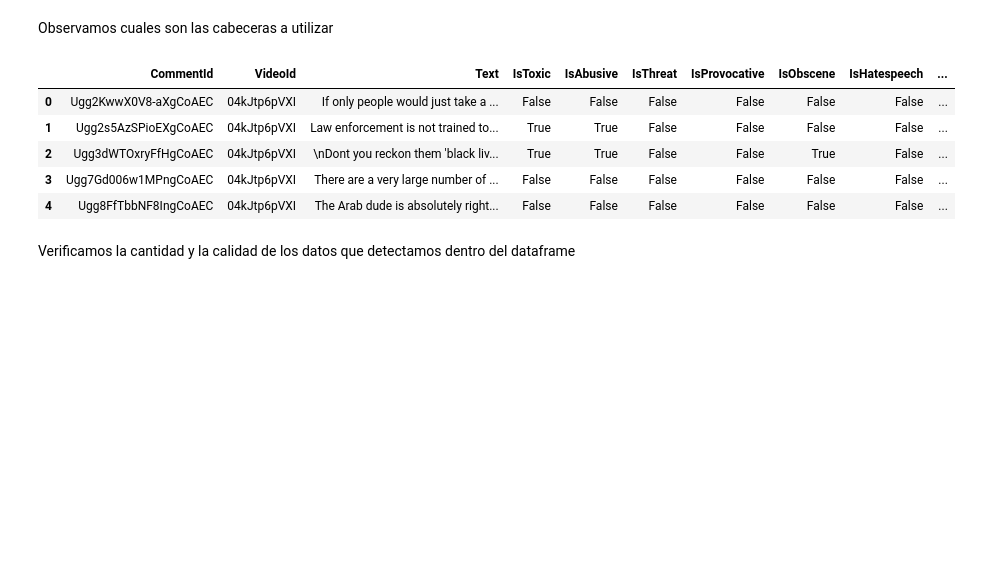
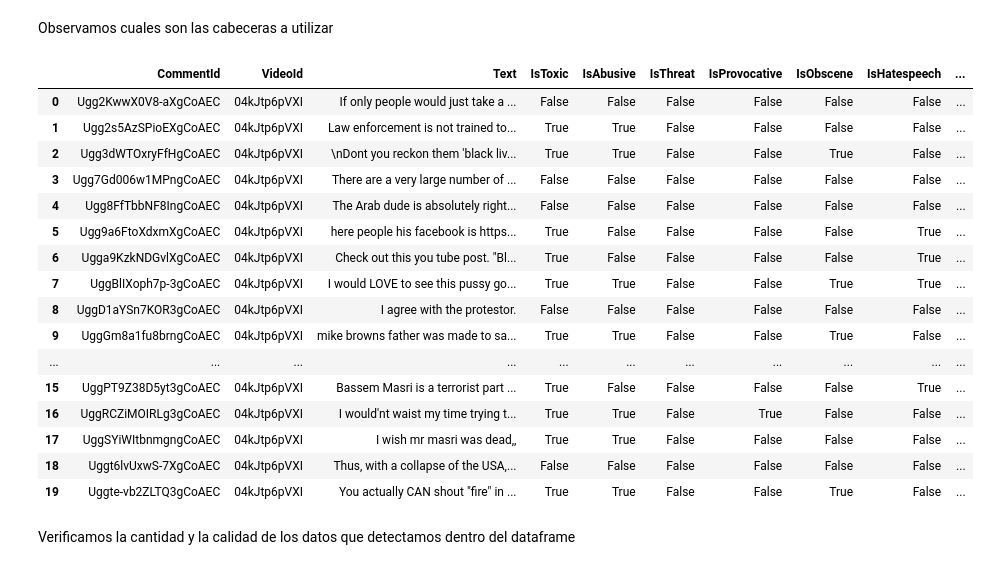
Before and after one commit to migue29/NLP5, a Jupyter notebook: explorer.ipynb, the cells around one changed output. Cells and saved outputs as stored; diff of their text form; code cells hidden in the pictures; blank space fills up the shorter version.

```diff
--- a/explorer.ipynb
+++ b/explorer.ipynb
@@ -7,14 +13,25 @@ Observamos cuales son las cabeceras a utilizar
 # %%
 df = pd.read_csv('youtoxic_english_1000.csv')
 # %%
-df.head()
+df.head(20)
 # %% [output]
 |  | CommentId | VideoId | Text | IsToxic | IsAbusive | IsThreat | IsProvocative | IsObscene | IsHatespeech | ... |
 | 0 | Ugg2KwwX0V8-aXgCoAEC | 04kJtp6pVXI | If only people would just take a ... | False | False | False | False | False | False | ... |
 | 1 | Ugg2s5AzSPioEXgCoAEC | 04kJtp6pVXI | Law enforcement is not trained to... | True | True | False | False | False | False | ... |
 | 2 | Ugg3dWTOxryFfHgCoAEC | 04kJtp6pVXI | \nDont you reckon them 'black liv... | True | True | False | False | True | False | ... |
 | 3 | Ugg7Gd006w1MPngCoAEC | 04kJtp6pVXI | There are a very large number of ... | False | False | False | False | False | False | ... |
 | 4 | Ugg8FfTbbNF8IngCoAEC | 04kJtp6pVXI | The Arab dude is absolutely right... | False | False | False | False | False | False | ... |
+| 5 | Ugg9a6FtoXdxmXgCoAEC | 04kJtp6pVXI | here people his facebook is https... | True | False | False | False | False | True | ... |
+| 6 | Ugga9KzkNDGvlXgCoAEC | 04kJtp6pVXI | Check out this you tube post. "Bl... | True | False | False | False | False | True | ... |
+| 7 | UggBlIXoph7p-3gCoAEC | 04kJtp6pVXI | I would LOVE to see this pussy go... | True | True | False | False | True | True | ... |
+| 8 | UggD1aYSn7KOR3gCoAEC | 04kJtp6pVXI | I agree with the protestor. | False | False | False | False | False | False | ... |
+| 9 | UggGm8a1fu8brngCoAEC | 04kJtp6pVXI | mike browns father was made to sa... | True | True | False | False | True | False | ... |
+| ... | ... | ... | ... | ... | ... | ... | ... | ... | ... | ... |
+| 15 | UggPT9Z38D5yt3gCoAEC | 04kJtp6pVXI | Bassem Masri is a terrorist part ... | True | False | False | False | False | True | ... |
+| 16 | UggRCZiMOIRLg3gCoAEC | 04kJtp6pVXI | I would'nt waist my time trying t... | True | True | False | True | False | False | ... |
+| 17 | UggSYiWItbnmgngCoAEC | 04kJtp6pVXI | I wish mr masri was dead,, | True | True | False | False | False | False | ... |
+| 18 | Uggt6lvUxwS-7XgCoAEC | 04kJtp6pVXI | Thus, with a collapse of the USA,... | False | False | False | False | False | False | ... |
+| 19 | Uggte-vb2ZLTQ3gCoAEC | 04kJtp6pVXI | You actually CAN shout "fire" in ... | True | True | False | False | True | False | ... |
 # %% [markdown]
 Verificamos la cantidad y la calidad de los datos que detectamos dentro del dataframe
 # %%
```
Also changed, not shown: parts of 9 cells of this notebook.
